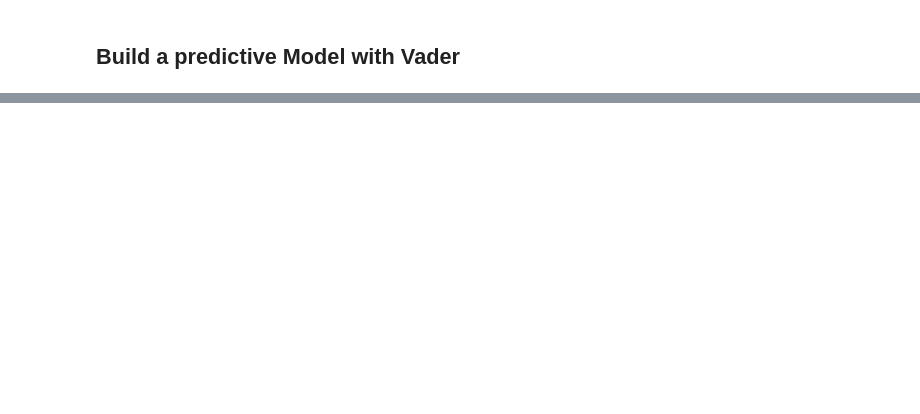
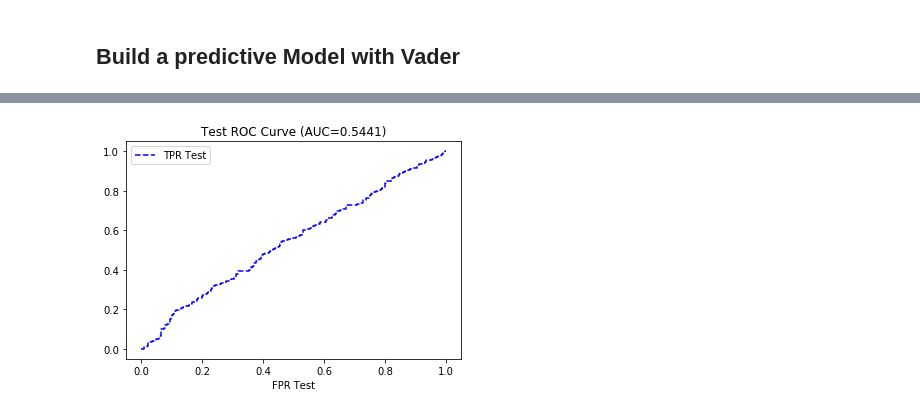
Before and after one commit to glensven/LSTM_Crypto_Sentiment_Analysis, a Jupyter notebook: Jesus_Code/Model_DashEth.ipynb, the cells around one changed output, grey strips where cells are left out. Cells and saved outputs as stored; diff of their text form; code cells hidden in the pictures; blank space fills up the shorter version.

```diff
--- a/Jesus_Code/Model_DashEth.ipynb
+++ b/Jesus_Code/Model_DashEth.ipynb
@@ -815,12 +691,0 @@ model.summary()
-# %%
-# Training the model
-batch_size = 1000
-epochs = 10
-model.fit(
-    X_train_rnn,
-    y_train_rnn,
-    validation_data=(X_val_rnn, y_val_rnn),
-    epochs=epochs,
-    batch_size=batch_size,
-    verbose=1,
-)
@@ -880,0 +785,13 @@ plot_cm(y_test_rnn, y_rnn_pred)
+# %%
+rnn = roc_df_test_rnn.plot(
+    x="FPR Test",
+    y="TPR Test",
+    color="blue",
+    style="--",
+    xlim=([-0.05, 1.05]),
+    title=f"Test ROC Curve (AUC={auc_test_rnn})",
+)
+eth_rnn = rnn.get_figure()
+eth_rnn.savefig('Plots/eth_rnn.png')
+# %% [output]
+[figure, added]
```
Also changed, not shown: parts of 104 cells of this notebook, 44 other files.
